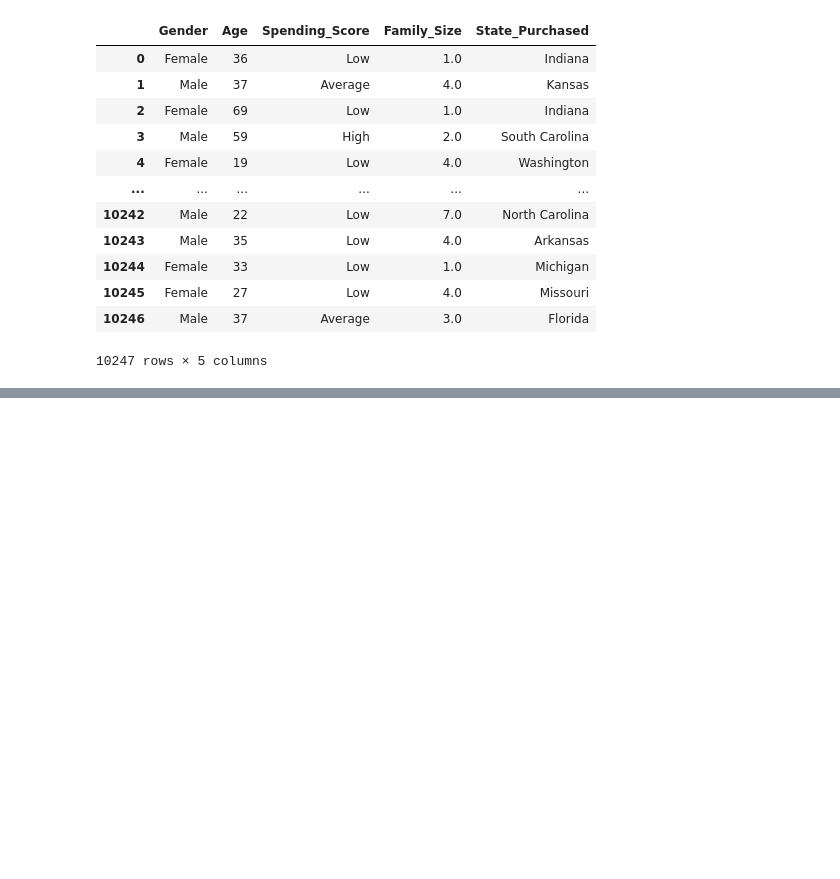
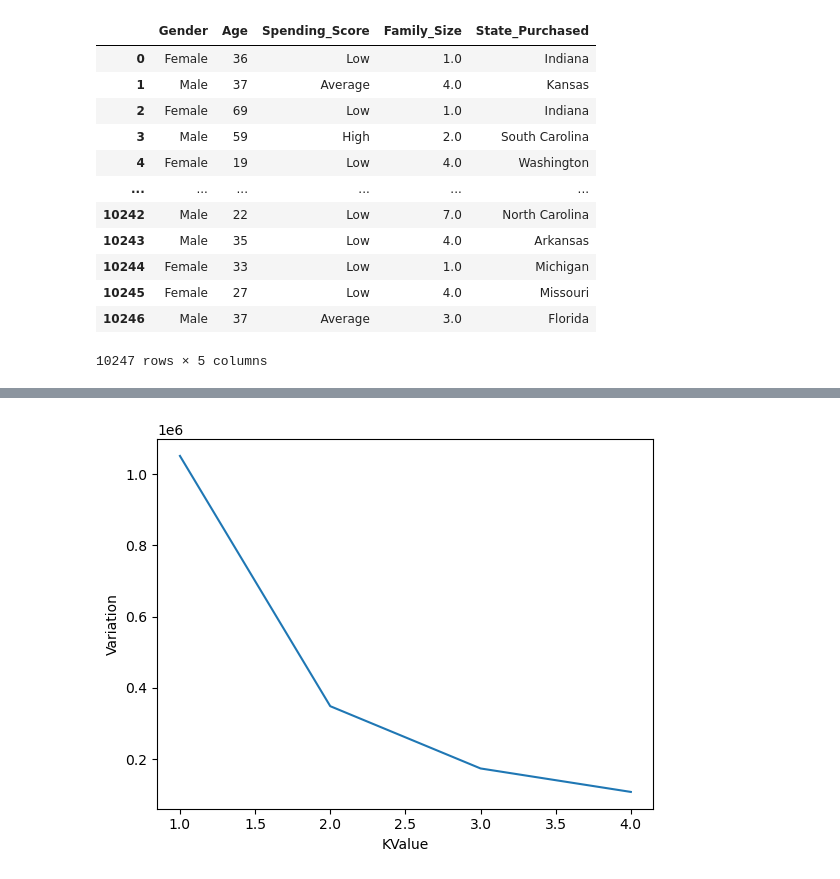
Before and after one commit to adriancabalo/CCIC_DS1, a Jupyter notebook: K-Means Clustering #1.ipynb, the cells around one changed output, grey strips where cells are left out. Cells and saved outputs as stored; diff of their text form; code cells hidden in the pictures; blank space fills up the shorter version.

```diff
--- a/K-Means Clustering #1.ipynb
+++ b/K-Means Clustering #1.ipynb
@@ -128,4 +128,8 @@ df.Gender = [sex[item] for item in df.Gender]
 spending = {'Low': 2, 'Average': 4, 'High': 6}
 
 df.Spending_Score = [spending[item] for item in df.Spending_Score]
+
+state = {'Califorina': 7, 'Texas': 8, 'Florida': 9, 'Ohio': 10, 'Michigan': 11}
+
+df.State_Purchased = [sex[item] for item in df.State_Purchased]
 # %% [output]
@@ -133,6 +137,9 @@ KeyError: 0
 # %%
 #Counting
 #df['name'].value_counts()
+state = {'California': 7, 'Texas': 8, 'Florida': 9, 'Ohio': 10, 'Michigan': 11}
+
+df.State_Purchased = [state[item] for item in df.State_Purchased]
 # %%
 df_min_max_scaled = df.copy()
 
@@ -160,5 +211,5 @@ test
 # %%
-K = 4
+K = 3
 
 #chooses 4 random values from the training dataframe
 Centroids = (train.sample(n=K))
@@ -201,3 +252,23 @@ while(diff!=0):
         diff = (Centroids_new['Age'] - Centroids['Age']).sum() + (Centroids_new['Gender'] - Centroids['Gender']).sum()+(Centroids_new['Spending_Score'] - Centroids['Spending_Score']).sum() + (Centroids_new['Family_Size'] - Centroids['Family_Size']).sum()
         print(diff.sum())
     Centroids = train.groupby(["Cluster"]).mean()[["Age","Gender","Spending_Score","Family_Size"]]
+# %%
+from sklearn.cluster import KMeans
+ks=[]
+for i in range(1,5):
+    ks.append(i)
+df = df.copy([['Spending_Score', 'State_Purchased','Family_Size','Age','Gender']])
+# %%
+wcss = []
+
+
+for i in range(1, 5):
+    clustering = KMeans(n_clusters=i, init='k-means++', random_state=42)
+    clustering.fit(df)
+    wcss.append(clustering.inertia_)
+
+data = {"KValue":ks,"Variation":wcss}
+df2 = pd.DataFrame(data)
+sns.lineplot(data=df2, x = "KValue", y = "Variation");
+# %% [output]
+[figure, added]
```
Also changed, not shown: parts of 20 cells of this notebook.
